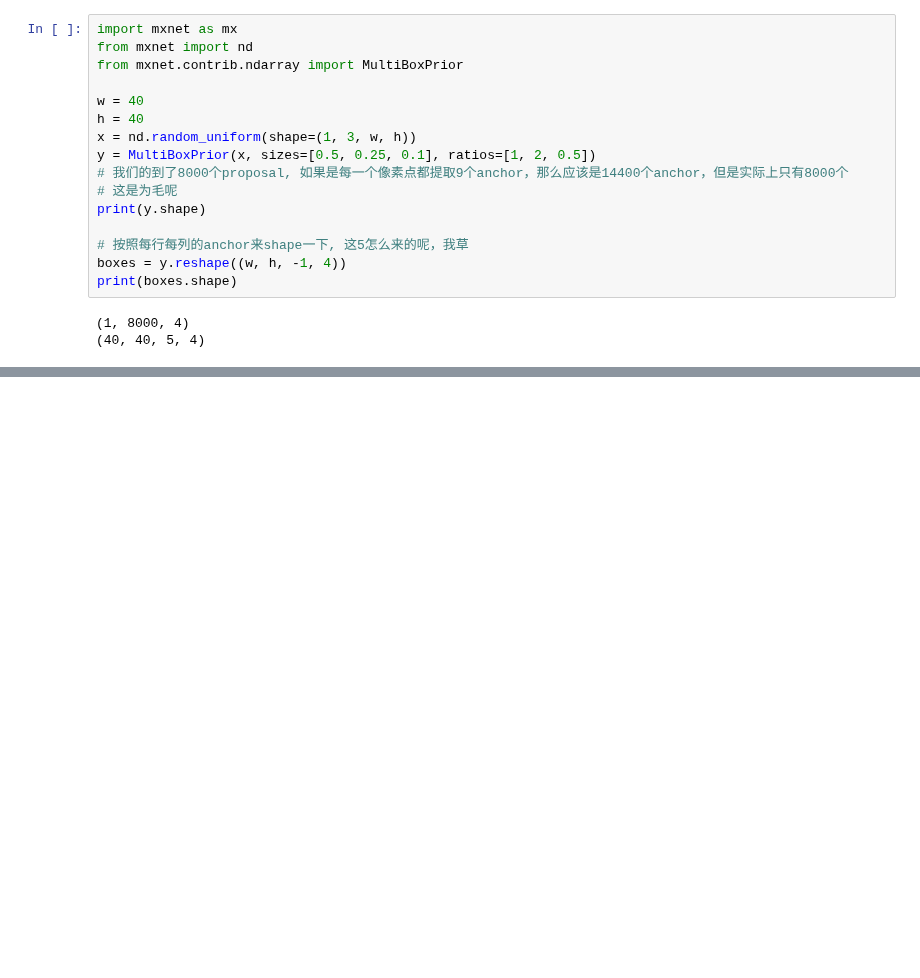
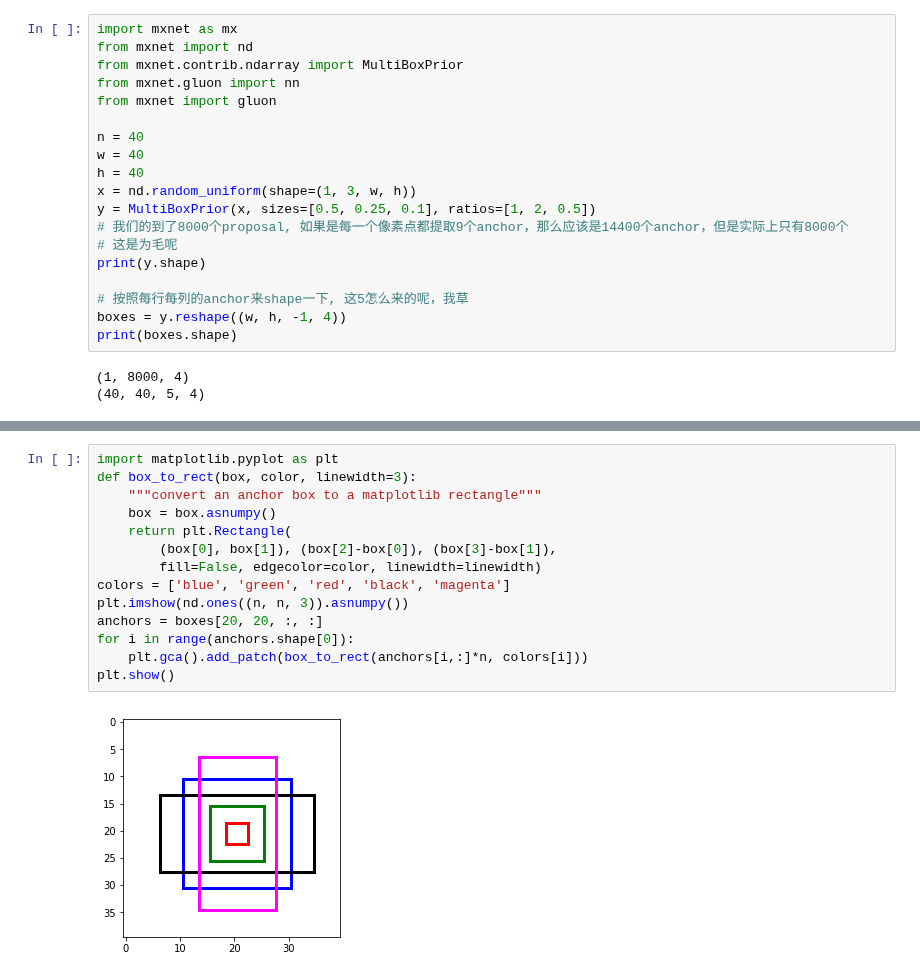
Before and after one commit to lucasjinreal/dl_ipynbs, a Jupyter notebook: gluon_tutor/gluon_ssd.ipynb, the cells around one changed output, grey strips where cells are left out. Saved outputs shown, nothing was run; the diff lists cells and outputs as text; blank space fills up the shorter version.

```diff
--- a/gluon_tutor/gluon_ssd.ipynb
+++ b/gluon_tutor/gluon_ssd.ipynb
@@ -12,7 +12,10 @@ SSD这种检测方法咋感觉有点像FPN，特征金字塔，在较底层的
 import mxnet as mx
 from mxnet import nd
 from mxnet.contrib.ndarray import MultiBoxPrior
+from mxnet.gluon import nn
+from mxnet import gluon
 
+n = 40
 w = 40
 h = 40
 x = nd.random_uniform(shape=(1, 3, w, h))
@@ -29,0 +63,16 @@ print(boxes.shape)
+# %%
+import matplotlib.pyplot as plt
+def box_to_rect(box, color, linewidth=3):
+    """convert an anchor box to a matplotlib rectangle"""
+    box = box.asnumpy()
+    return plt.Rectangle(
+        (box[0], box[1]), (box[2]-box[0]), (box[3]-box[1]),
+        fill=False, edgecolor=color, linewidth=linewidth)
+colors = ['blue', 'green', 'red', 'black', 'magenta']
+plt.imshow(nd.ones((n, n, 3)).asnumpy())
+anchors = boxes[20, 20, :, :]
+for i in range(anchors.shape[0]):
+    plt.gca().add_patch(box_to_rect(anchors[i,:]*n, colors[i]))
+plt.show()
+# %% [output]
+[figure, added]
```
Also changed, not shown: parts of 29 cells of this notebook.
